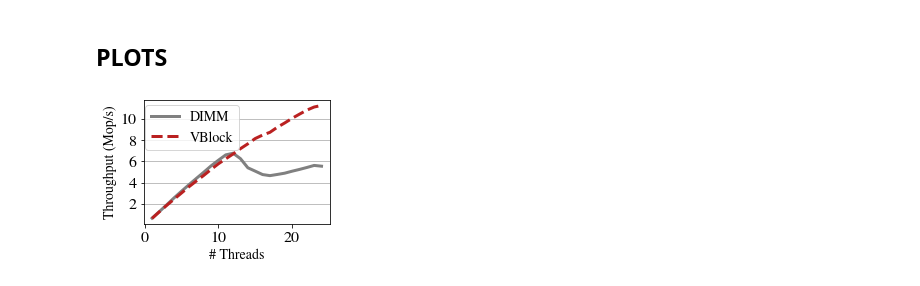
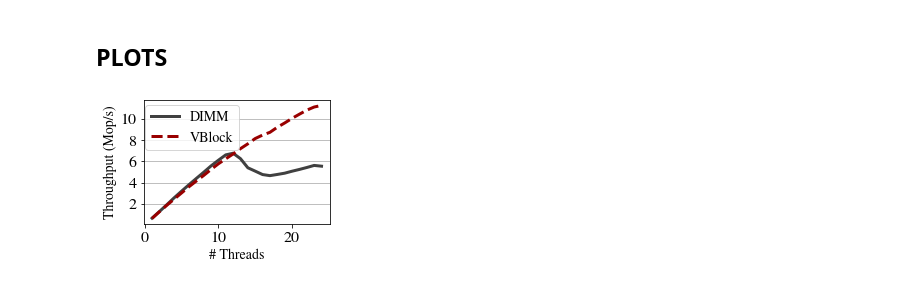
Before and after one commit to hpides/viper, a Jupyter notebook: eval/access_pattern.ipynb, the cells around one changed output. Drawn from its saved outputs; the diff is of its cells as text; code cells hidden in the pictures.

```diff
--- a/eval/access_pattern.ipynb
+++ b/eval/access_pattern.ipynb
@@ -50,20 +50,24 @@ MILLION = 1_000_000
 # %%
 dimm_runs = [run['items_per_second'] / MILLION for run in runs[DIMM]]
 block_runs = [run['items_per_second'] / MILLION for run in runs[BLOCK]]
 
 fig, ax = plt.subplots()
 
+#           red        blue       green      grey       purple
+COLORS = ['#990000', '#000099', '#006600', '#404040', '#990099']
+
 num_threads = list(range(1, 25, ))
-ax.plot(num_threads, dimm_runs, label="DIMM", ls='-', color='grey')
-ax.plot(num_threads, block_runs, label="VBlock", ls='--', color='#BA2121')
+ax.plot(num_threads, dimm_runs, label="DIMM", ls='-', color=COLORS[3])
+ax.plot(num_threads, block_runs, label="VBlock", ls='--', color= COLORS[0])
 ax.set_yticks(range(1, 12))
 ax.yaxis.set_major_locator(MultipleLocator(2))
 
 ax.set_ylabel("Throughput (Mop/s)")
 ax.set_xlabel("# Threads")
 ax.legend(frameon=True, bbox_to_anchor=(0.55, 0.54))
 
 ax.grid(axis='y', which='major')
 fig.savefig('charts/access_pattern.pdf', bbox_inches='tight')
+fig.savefig('charts/access_pattern.svg', bbox_inches='tight')
 # %% [output]
-[figure, old version]
+[figure, new version]
```
Also changed, not shown: 9 other files.
